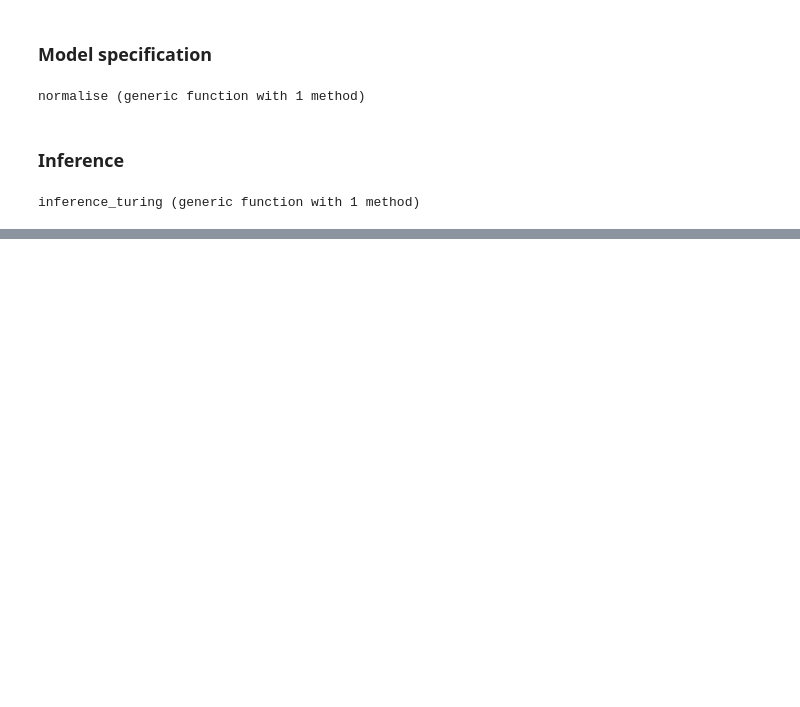
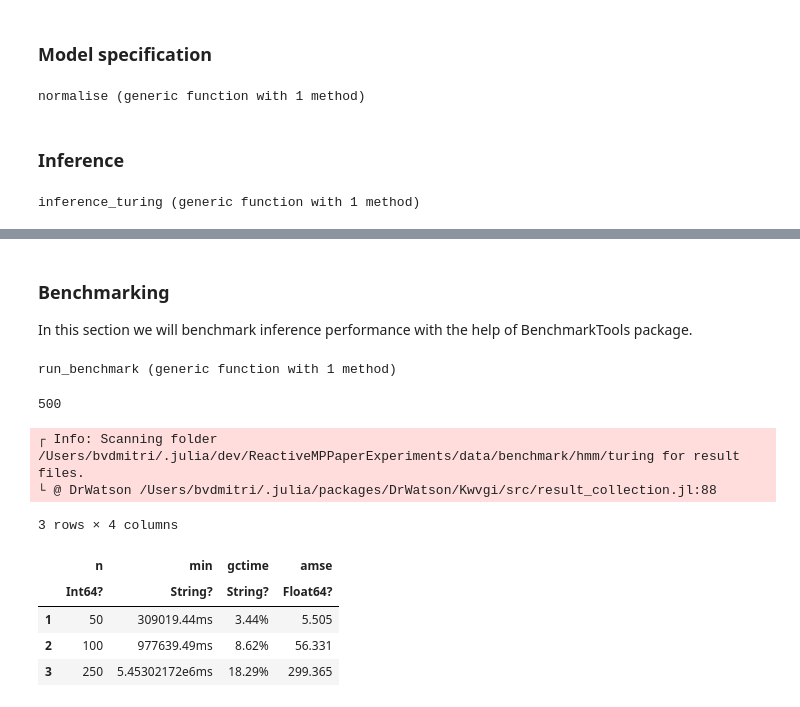
Before and after one commit to biaslab/ReactiveMPPaperExperiments, a Jupyter notebook: notebooks/turing_hidden_markov_model.ipynb, the cells around one changed output, grey strips where cells are left out. Saved outputs shown, nothing was run; the diff lists cells and outputs as text; code cells hidden in the pictures; blank space fills up the shorter version.

```diff
--- a/notebooks/turing_hidden_markov_model.ipynb
+++ b/notebooks/turing_hidden_markov_model.ipynb
@@ -140,0 +126,25 @@ end
+# %% [markdown]
+### Benchmarking
+
+In this section we will benchmark inference performance with the help of BenchmarkTools package.
+# %%
+function run_benchmark(params)
+    @unpack n, nsamples, seed = params
+
+    # Transition probabilities (some transitions are impossible)
+    A = [0.9 0.0 0.1; 0.1 0.9 0.0; 0.0 0.1 0.9]
+    # Observation noise
+    B = [0.05 0.05 0.9; 0.05 0.9 0.05; 0.9 0.05 0.05]
+
+    data_params = @strdict n seed A B
+
+    z, y           = generate_data(HMMModel(), data_params)
+    chain          = inference_turing(argmax.(y), nsamples = nsamples, seed = seed);
+    benchmark      = @benchmark inference_turing(argmax.($y), nsamples = $nsamples, seed = $seed);
+
+    amse = average_mse(z, chain, :z, Distributions.Categorical)
+
+    @strdict n nsamples amse seed z y chain benchmark
+end
+# %% [output]
+run_benchmark (generic function with 1 method)
@@ -140,0 +163,45 @@ end
+# %%
+target_seed = 42
+target_nsamples = 500
+# %% [output]
+500
+# %%
+let
+    path_smoothing = datadir("benchmark", "hmm", "turing")
+
+    white_list   = [ "n", "nsamples", "seed", "amse" ]
+    special_list = [
+        :min => (data) -> string(
+            round(minimum(data["benchmark"]).time / 1_000_000, digits = 2), "ms"
+        ),
+        :mean => (data) -> string(
+            round(mean(data["benchmark"]).time / 1_000_000, digits = 2), "ms"
+        ),
+        :gctime => (data) -> string(
+            round(minimum(data["benchmark"]).gctime / minimum(data["benchmark"]).time * 100, digits = 2), "%"
+        )
+    ]
+
+    df_smoothing = collect_results(path_smoothing,
+        white_list = white_list,
+        special_list = special_list,
+        verbose = false
+    )
+
+    query_smoothing = @from row in df_smoothing begin
+        @where row.seed == target_seed && row.nsamples == target_nsamples
+        @orderby ascending(row.n)
+        @select { row.n, row.min, row.gctime, row.amse }
+    end
+
+    DataFrame(query_smoothing)
+end
+# %% [output]
+┌ Info: Scanning folder /Users/bvdmitri/.julia/dev/ReactiveMPPaperExperiments/data/benchmark/hmm/turing for result files.
+└ @ DrWatson /Users/bvdmitri/.julia/packages/DrWatson/Kwvgi/src/result_collection.jl:88
+3 rows × 4 columns
+|  | n | min | gctime | amse |
+|  | Int64? | String? | String? | Float64? |
+| 1 | 50 | 309019.44ms | 3.44% | 5.505 |
+| 2 | 100 | 977639.49ms | 8.62% | 56.331 |
+| 3 | 250 | 5.45302172e6ms | 18.29% | 299.365 |
```
Also changed, not shown: parts of 11 cells of this notebook, 10 other files.
